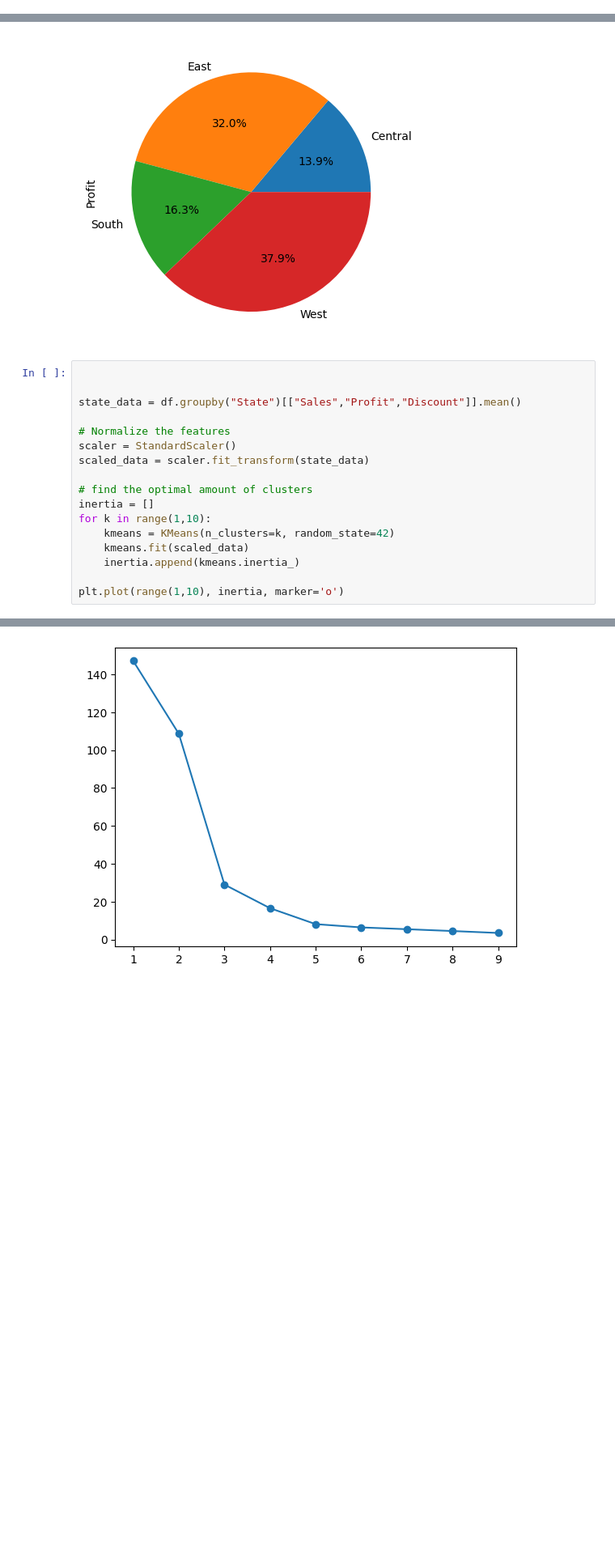
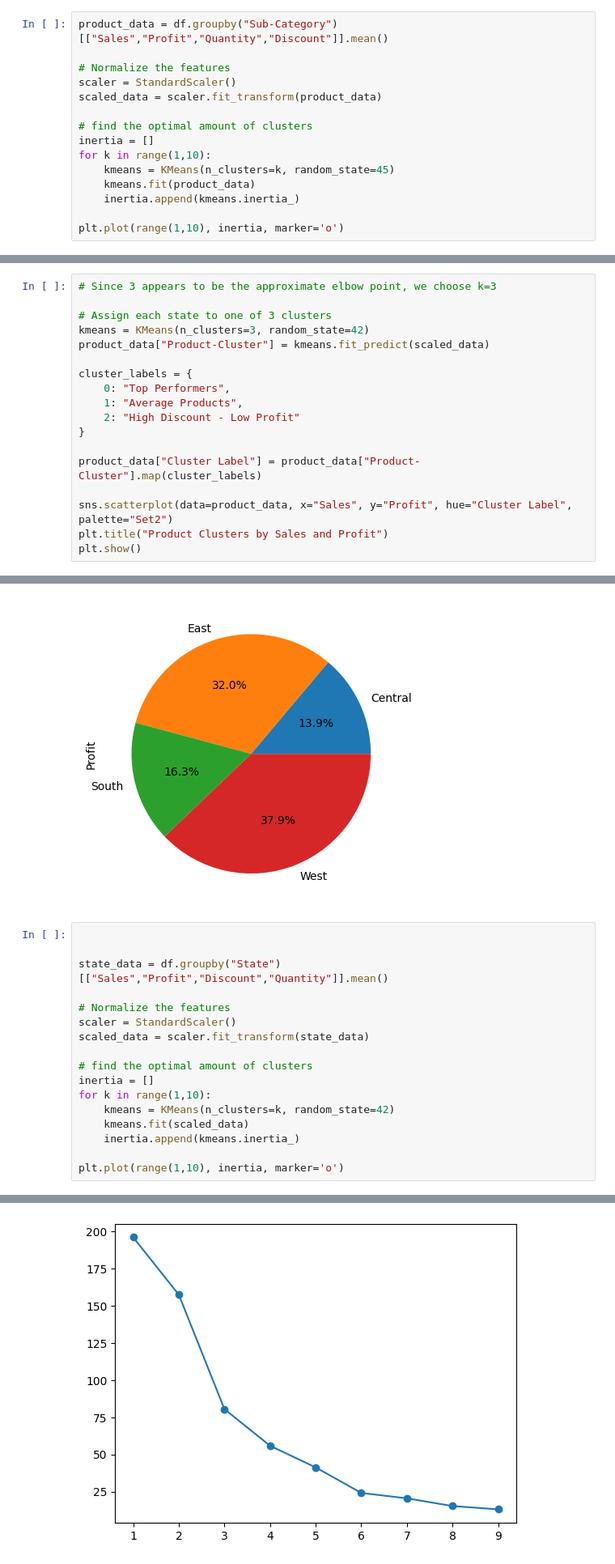
Before and after one commit to KyleNicholls19/StoreDataAnalysis, a Jupyter notebook: StoreAnalysis.ipynb, the cells around one changed output, grey strips where cells are left out. Shown at 81% size. Drawn from its saved outputs; the diff is of its cells as text; blank space fills up the shorter version.

Commit message:
KMeans clustering for products

```diff
--- a/StoreAnalysis.ipynb
+++ b/StoreAnalysis.ipynb
@@ -212,3 +212,18 @@ df.groupby("Sub-Category")[["Sales","Profit"]].sum()
 | Storage | 223843.6080 | 21278.8264 |
 | Supplies | 46673.5380 | -1189.0995 |
 | Tables | 206965.5320 | -17725.4811 |
+# %%
+product_data = df.groupby("Sub-Category")[["Sales","Profit","Quantity","Discount"]].mean()
+
+# Normalize the features
+scaler = StandardScaler()
+scaled_data = scaler.fit_transform(product_data)
+
+# find the optimal amount of clusters
+inertia = []
+for k in range(1,10):
+    kmeans = KMeans(n_clusters=k, random_state=45)
+    kmeans.fit(product_data)
+    inertia.append(kmeans.inertia_)
+
+plt.plot(range(1,10), inertia, marker='o')
@@ -214,0 +233,18 @@ df.groupby("Sub-Category")[["Sales","Profit"]].sum()
+# %%
+# Since 3 appears to be the approximate elbow point, we choose k=3
+
+# Assign each state to one of 3 clusters
+kmeans = KMeans(n_clusters=3, random_state=42)
+product_data["Product-Cluster"] = kmeans.fit_predict(scaled_data)
+
+cluster_labels = {
+    0: "Top Performers",
+    1: "Average Products",
+    2: "High Discount - Low Profit"
+}
+
+product_data["Cluster Label"] = product_data["Product-Cluster"].map(cluster_labels)
+
+sns.scatterplot(data=product_data, x="Sales", y="Profit", hue="Cluster Label", palette="Set2")
+plt.title("Product Clusters by Sales and Profit")
+plt.show()
@@ -271,23 +335,23 @@ df.groupby("Region")["Profit"].sum().plot(kind='pie', autopct='%1.1f%%')
 # %%
 
 
-state_data = df.groupby("State")[["Sales","Profit","Discount"]].mean()
+state_data = df.groupby("State")[["Sales","Profit","Discount","Quantity"]].mean()
 
 # Normalize the features
 scaler = StandardScaler()
 scaled_data = scaler.fit_transform(state_data)
 
 # find the optimal amount of clusters
 inertia = []
 for k in range(1,10):
     kmeans = KMeans(n_clusters=k, random_state=42)
     kmeans.fit(scaled_data)
     inertia.append(kmeans.inertia_)
 
 plt.plot(range(1,10), inertia, marker='o')
 # %% [output]
 [<matplotlib.lines.Line2D at 0x...>]
-[figure, old version]
+[figure, new version]
 # %%
 # Since 4 appears to be the approximate elbow point, we choose k=4
 
```
Also changed, not shown: parts of 8 cells of this notebook.
